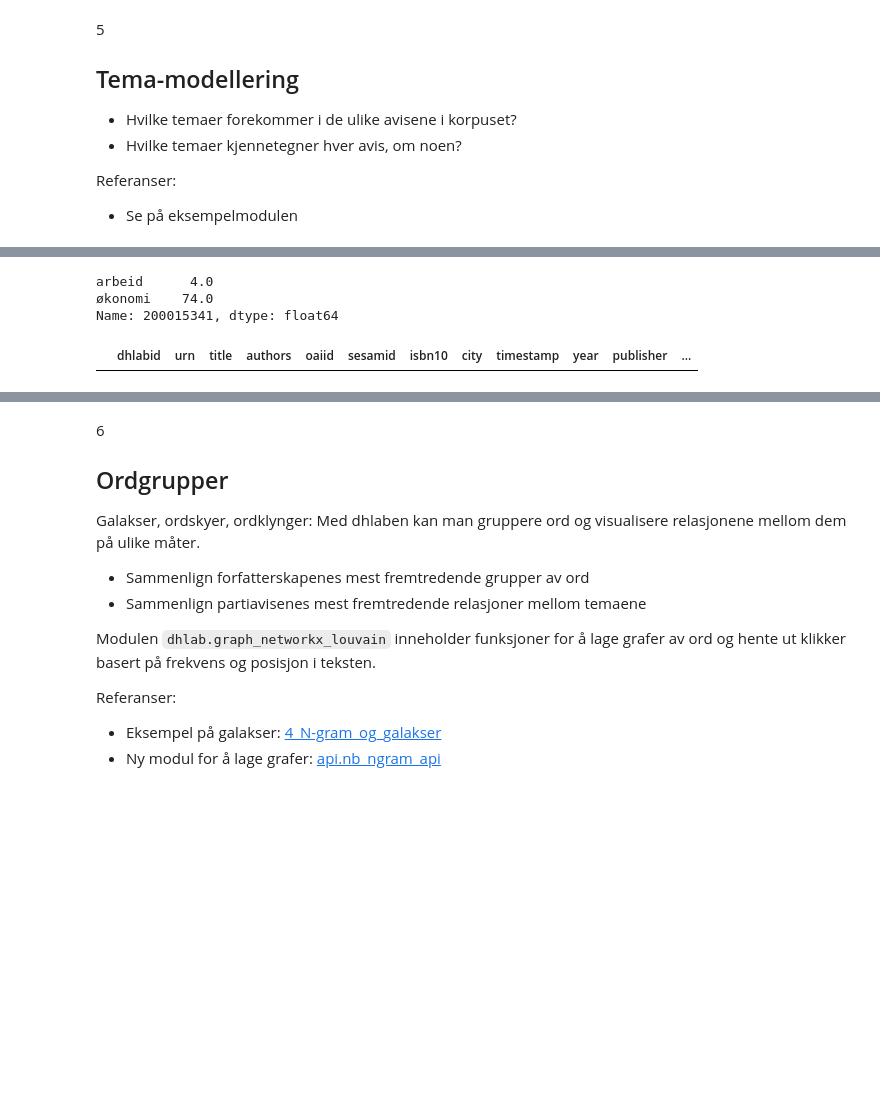
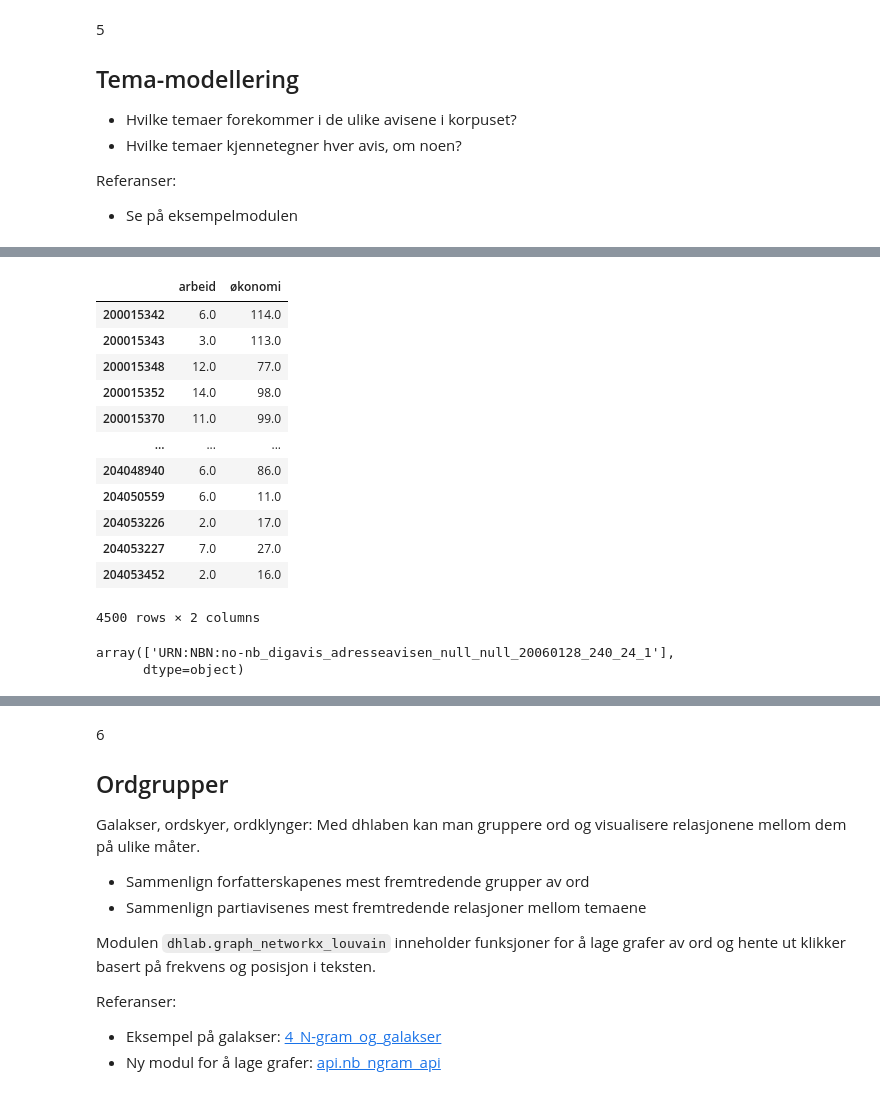
Before and after one commit to NationalLibraryOfNorway/digital_tekstanalyse, a Jupyter notebook: workshop2022/DHLAB_workshop_deloppgaver_Maria_og _Ingerid.ipynb, the cells around one changed output, grey strips where cells are left out. Saved outputs shown, nothing was run; the diff lists cells and outputs as text; code cells hidden in the pictures; blank space fills up the shorter version.

```diff
--- a/workshop2022/DHLAB_workshop_deloppgaver_Maria_og _Ingerid.ipynb
+++ b/workshop2022/DHLAB_workshop_deloppgaver_Maria_og _Ingerid.ipynb
@@ -264,12 +298,25 @@ from dhlab.api.dhlab_api import evaluate_documents
 korpus = avis_corpus.corpus
 korpus_eval = evaluate_documents(fullform_topics, list(korpus.urn))
 # %%
-korpus_eval.iloc[0]
+korpus_eval
 # %% [output]
+|  | arbeid | økonomi |
+| 200015342 | 6.0 | 114.0 |
+| 200015343 | 3.0 | 113.0 |
+| 200015348 | 12.0 | 77.0 |
+| 200015352 | 14.0 | 98.0 |
+| 200015370 | 11.0 | 99.0 |
+| ... | ... | ... |
+| 204048940 | 6.0 | 86.0 |
+| 204050559 | 6.0 | 11.0 |
+| 204053226 | 2.0 | 17.0 |
+| 204053227 | 7.0 | 27.0 |
+| 204053452 | 2.0 | 16.0 |
-arbeid      4.0
-økonomi    74.0
-Name: 200015341, dtype: float64
+4500 rows × 2 columns
-# %%
-korpus[korpus.urn.str.contains(".*200015341.*", regex=True)]
-# %% [output]
-|  | dhlabid | urn | title | authors | oaiid | sesamid | isbn10 | city | timestamp | year | publisher | ... |
+# %%
+korpus.loc[:, "dhlabid"] = korpus.dhlabid.astype(int).astype(str)
+
+korpus[korpus.dhlabid.str.contains(".*200015342.*", regex=True)].urn.values
+# %% [output]
+array(['URN:NBN:no-nb_digavis_adresseavisen_null_null_20060128_240_24_1'],
+      dtype=object)
```
Also changed, not shown: parts of 11 cells of this notebook, 1 other file.
